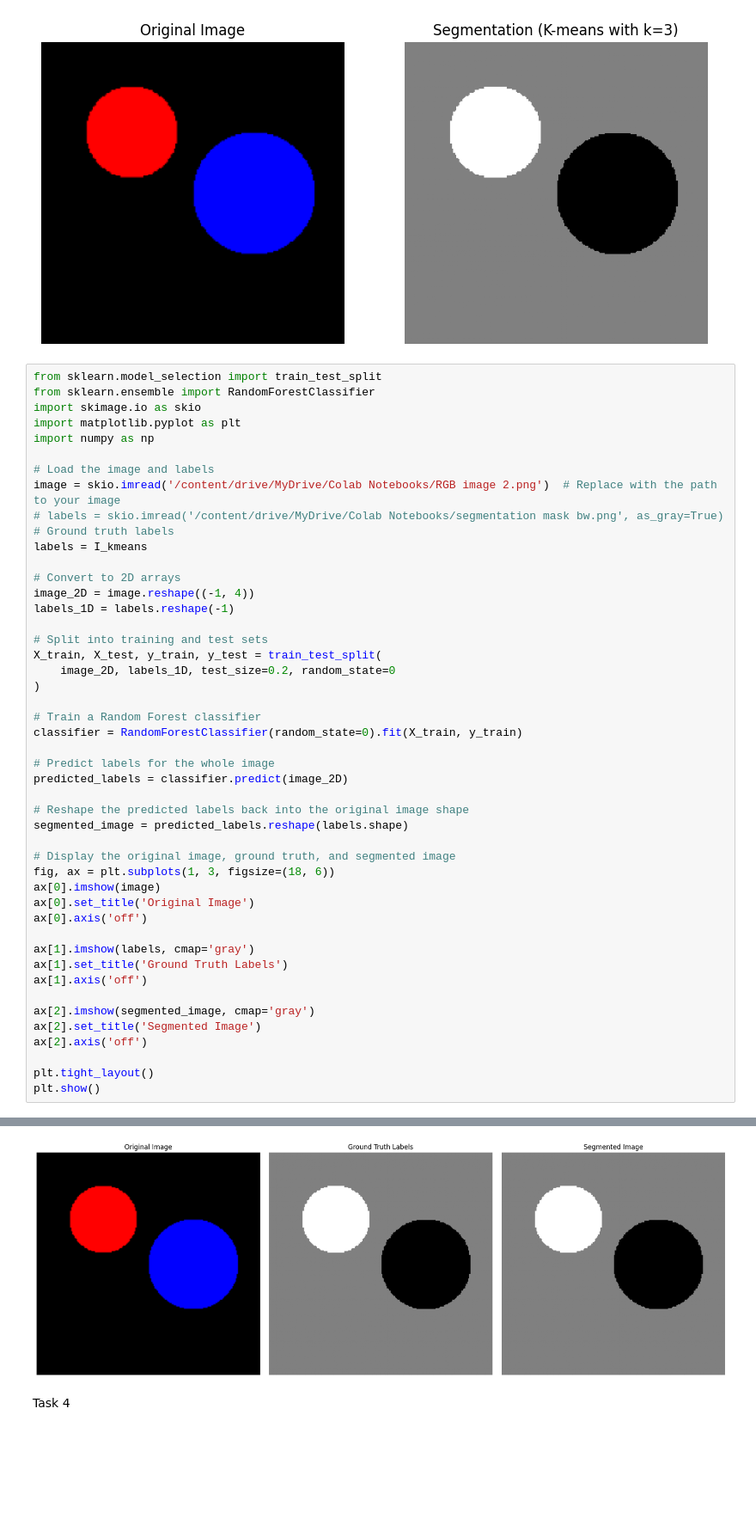
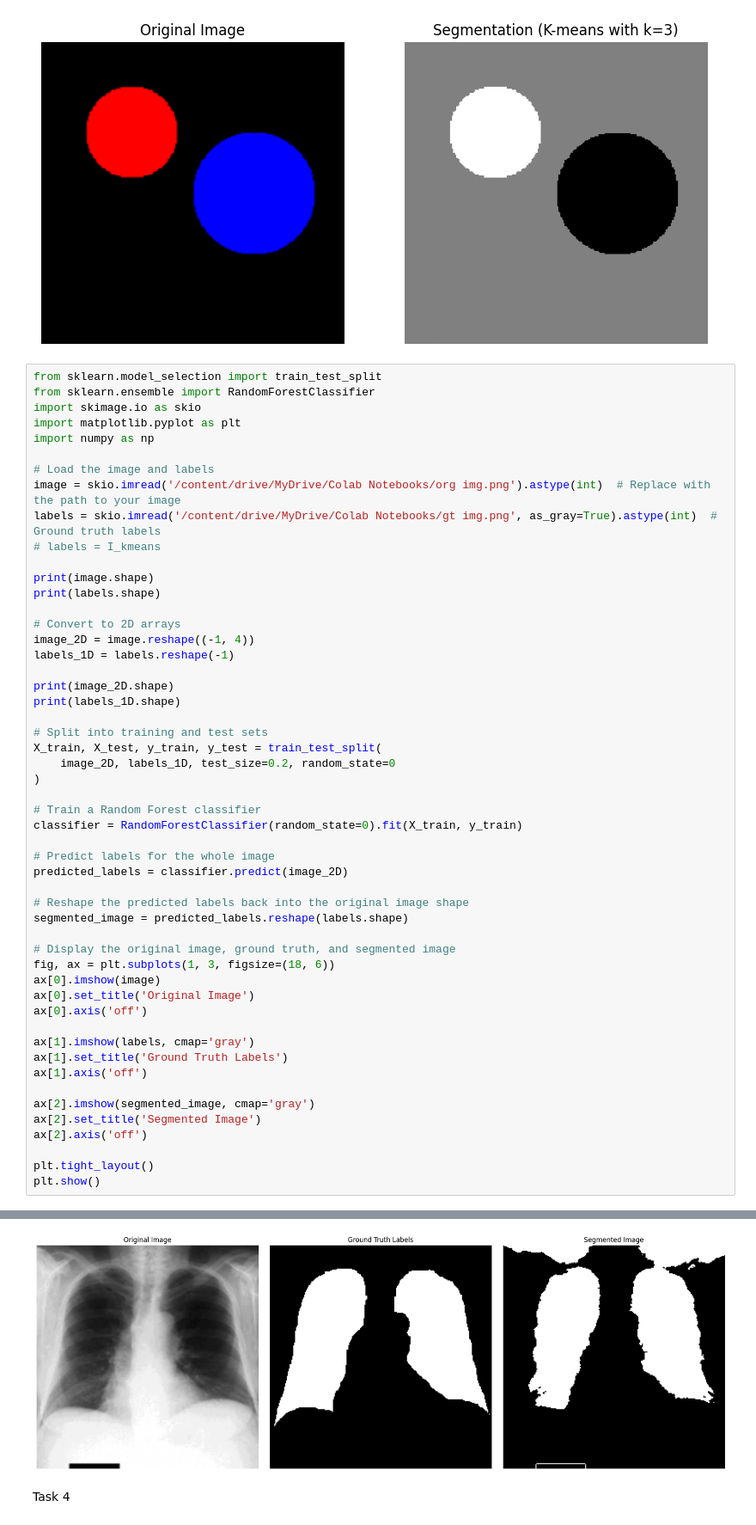
Before and after one commit to KleaKalliri/Computer-Vision, a Jupyter notebook: Exercise_2.ipynb, the cells around one changed output, grey strips where cells are left out. Shown at 86% size. Cells and saved outputs as stored; diff of their text form; blank space fills up the shorter version.

```diff
--- a/Exercise_2.ipynb
+++ b/Exercise_2.ipynb
@@ -198,13 +198,19 @@ import matplotlib.pyplot as plt
 import numpy as np
 
 # Load the image and labels
-image = skio.imread('/content/drive/MyDrive/Colab Notebooks/RGB image 2.png')  # Replace with the path to your image
-# labels = skio.imread('/content/drive/MyDrive/Colab Notebooks/segmentation mask bw.png', as_gray=True)  # Ground truth labels
-labels = I_kmeans
+image = skio.imread('/content/drive/MyDrive/Colab Notebooks/org img.png').astype(int)  # Replace with the path to your image
+labels = skio.imread('/content/drive/MyDrive/Colab Notebooks/gt img.png', as_gray=True).astype(int)  # Ground truth labels
+# labels = I_kmeans
+
+print(image.shape)
+print(labels.shape)
 
 # Convert to 2D arrays
 image_2D = image.reshape((-1, 4))
 labels_1D = labels.reshape(-1)
+
+print(image_2D.shape)
+print(labels_1D.shape)
 
 # Split into training and test sets
 X_train, X_test, y_train, y_test = train_test_split(
@@ -240,4 +250,4 @@ plt.show()
-[figure, old version]
+[figure, new version]
 # %% [markdown]
 Task 4
 # %% [markdown]
```
Also changed, not shown: parts of 1 cell of this notebook.
